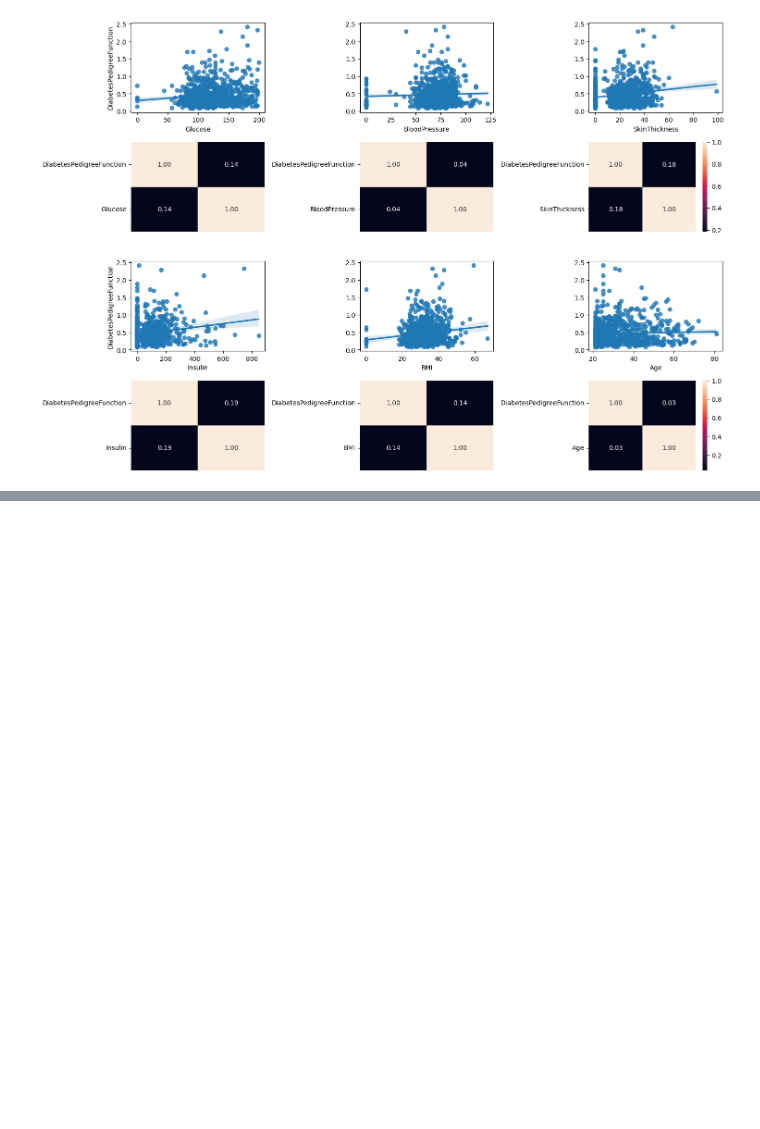
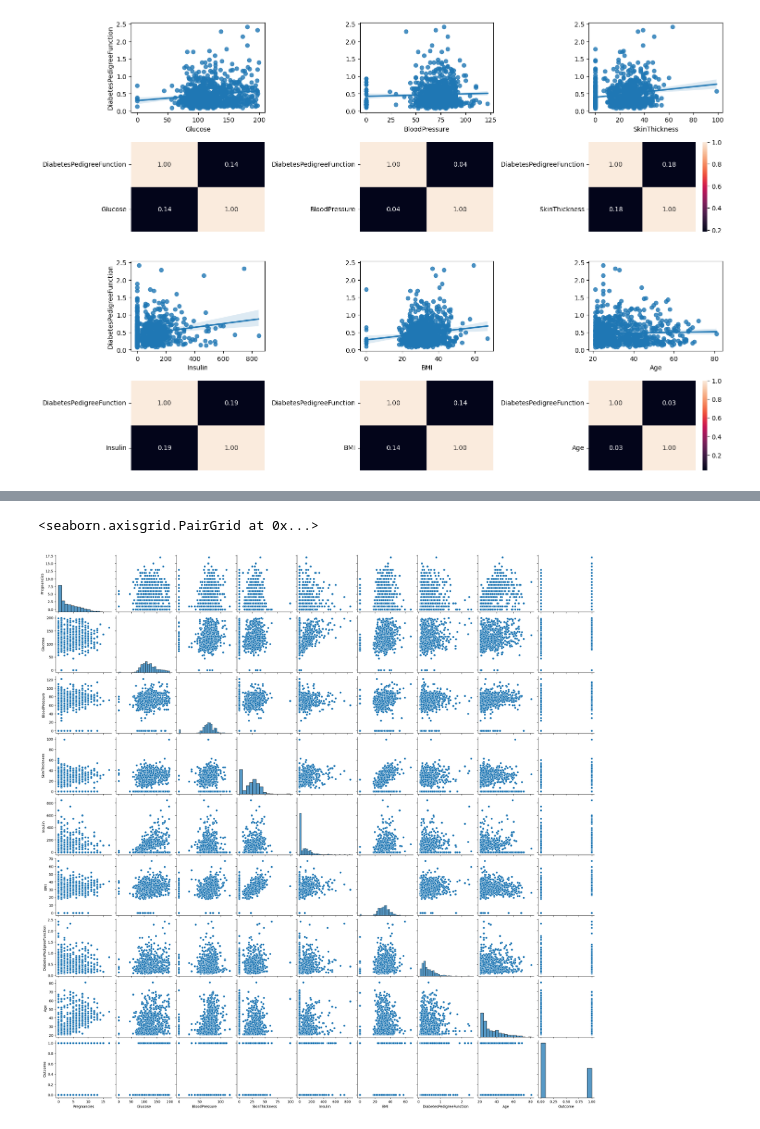
Before and after one commit to Fj-martinez33/decision_tree, a Jupyter notebook: src/explore.ipynb, the cells around one changed output, grey strips where cells are left out. Drawn from its saved outputs; the diff is of its cells as text; code cells hidden in the pictures; blank space fills up the shorter version.

```diff
--- a/src/explore.ipynb
+++ b/src/explore.ipynb
@@ -314,0 +384,5 @@ NumNumAnalysi(data, continuous_y, continuous_lst, vector_ax)
+# %%
+sns.pairplot(data)
+# %% [output]
+<seaborn.axisgrid.PairGrid at 0x...>
+[figure, added]
```
Also changed, not shown: parts of 12 cells of this notebook, 8 other files.
